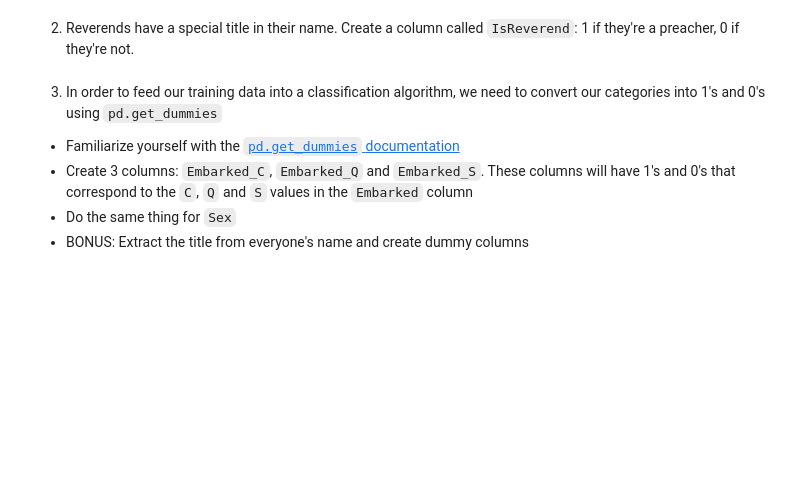
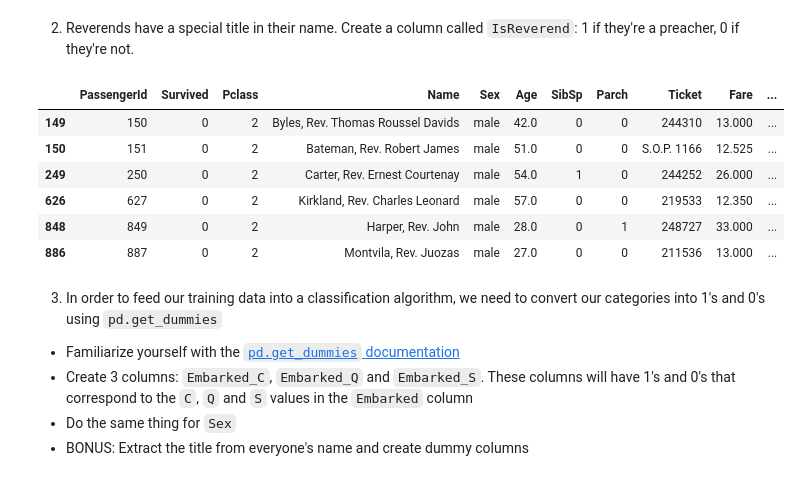
Before and after one commit to Ch3ddarr/DSB-Unit-02, a Jupyter notebook: Labs/lab-eda-titanic/lab-eda-titanic-student-submission.ipynb, the cells around one changed output. Cells and saved outputs as stored; diff of their text form; code cells hidden in the pictures; blank space fills up the shorter version.

```diff
--- a/Labs/lab-eda-titanic/lab-eda-titanic-student-submission.ipynb
+++ b/Labs/lab-eda-titanic/lab-eda-titanic-student-submission.ipynb
@@ -63,2 +74,17 @@ dtype: int64
 # %% [markdown]
 2. Which column has the most `NaN` values? How many cells in that column are empty?
+# %%
+# int(titanic[titanic['Cabin'].isnull()].count()['PassengerId'])
+num = 0
+nam = ''
+for x in titanic.columns:
+  if int(titanic[titanic[x].isnull()].count()['PassengerId']) > num:
+    num = int(titanic[titanic[x].isnull()].count()['PassengerId'])
+    nam = x
+  else:
+    pass
+
+print(f'Column "{nam}" has the most ({num}) NaN values!')
+
+# STUDENT NOTE:There definetely was an easier way to do this but I decided to do
+# it my way just for the love of the game
@@ -76,6 +170,38 @@ Note: `NaN`, empty, and missing are synonymous.
 # %% [markdown]
 
 2. Reverends have a special title in their name. Create a column called `IsReverend`: 1 if they're a preacher, 0 if they're not.
+# %%
+# titanic[titanic['Name'].str.contains('reverend', case=False)]
+# I checked with this for loop if the column 'Name' has any reverends.
+# I found this definition: “Reverend” is an honorific style used before the name
+# of ordained Christian clergy, derived from the Latin reverendus meaning
+# “worthy of reverence,” and commonly abbreviated as Rev., Revd, or Rev’d.
+# However I haven't found any matchings for Revd or Rev'd so I conclude only
+# Rev. exists
+
+titanicrev = titanic.copy()
+titanicrev['IsReverend'] = 0
+
+# Good logic bad syntax!!!!
+# for x in titanic['Name']:
+#   if "Rev" in x:
+#     titanicrev[titanic['Name'] == x]['IsReverend'] = 1
+#   else:
+#     pass
+
+for x in titanic['Name']:
+  if "Rev." in x:
+    titanicrev.loc[titanicrev['Name'] == x, 'IsReverend'] = 1
+
+titanicrev[titanicrev['IsReverend'] == 1]
+# %% [output]
+|  | PassengerId | Survived | Pclass | Name | Sex | Age | SibSp | Parch | Ticket | Fare | ... |
+| 149 | 150 | 0 | 2 | Byles, Rev. Thomas Roussel Davids | male | 42.0 | 0 | 0 | 244310 | 13.000 | ... |
+| 150 | 151 | 0 | 2 | Bateman, Rev. Robert James | male | 51.0 | 0 | 0 | S.O.P. 1166 | 12.525 | ... |
+| 249 | 250 | 0 | 2 | Carter, Rev. Ernest Courtenay | male | 54.0 | 1 | 0 | 244252 | 26.000 | ... |
+| 626 | 627 | 0 | 2 | Kirkland, Rev. Charles Leonard | male | 57.0 | 0 | 0 | 219533 | 12.350 | ... |
+| 848 | 849 | 0 | 2 | Harper, Rev. John | male | 28.0 | 0 | 1 | 248727 | 33.000 | ... |
+| 886 | 887 | 0 | 2 | Montvila, Rev. Juozas | male | 27.0 | 0 | 0 | 211536 | 13.000 | ... |
 # %% [markdown]
 3. In order to feed our training data into a classification algorithm, we need to convert our categories into 1's and 0's using `pd.get_dummies`
   - Familiarize yourself with the [`pd.get_dummies` documentation](https://pandas.pydata.org/pandas-docs/stable/reference/api/pandas.get_dummies.html)
```
Also changed, not shown: parts of 9 cells of this notebook.
